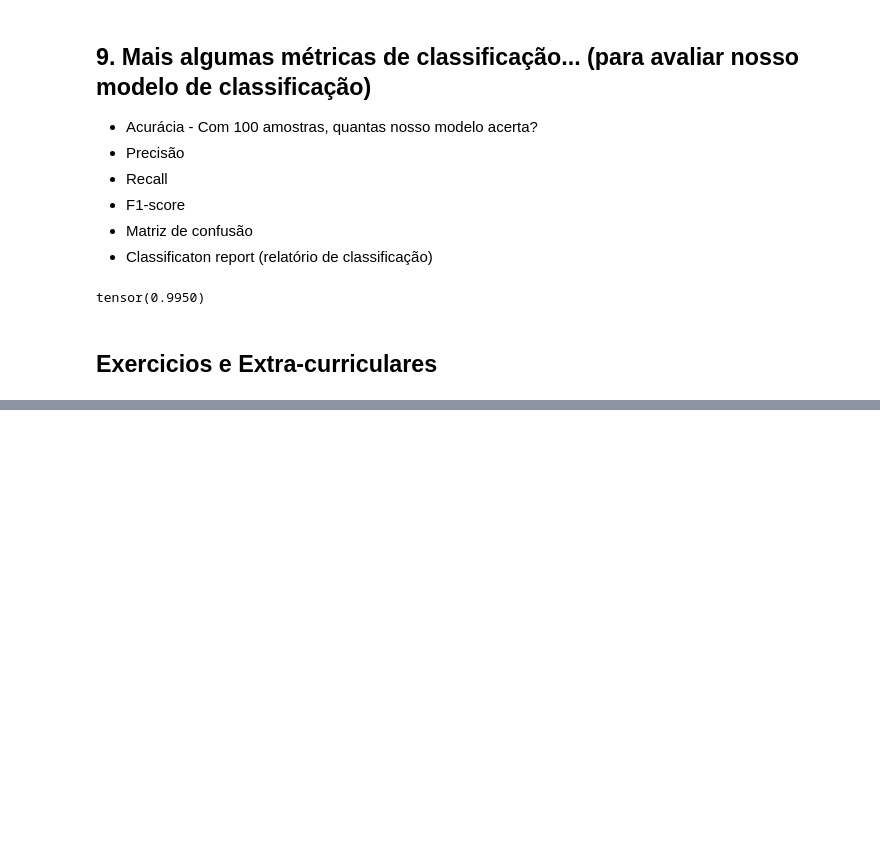
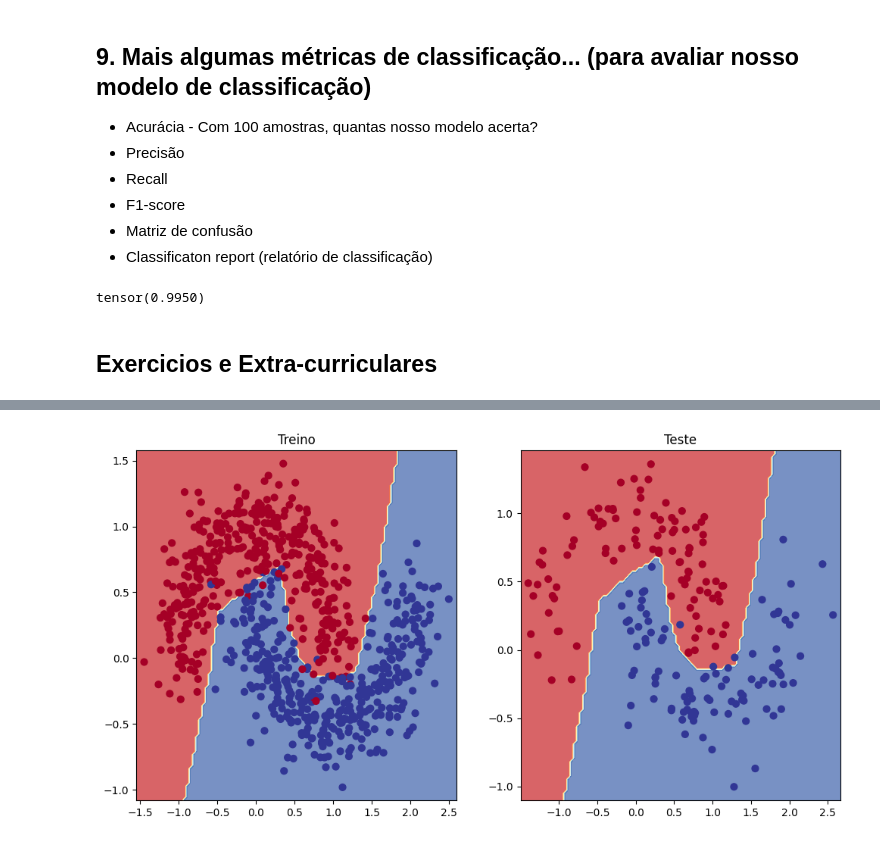
Before and after one commit to lucasget/estudos-pytorch, a Jupyter notebook: codigo.ipynb, the cells around one changed output, grey strips where cells are left out. Cells and saved outputs as stored; diff of their text form; code cells hidden in the pictures; blank space fills up the shorter version.

```diff
--- a/codigo.ipynb
+++ b/codigo.ipynb
@@ -3010,0 +3064,33 @@ tensor(0.9950)
+# %%
+torch.manual_seed(42)
+torch.cuda.manual_seed(42)
+
+epochs = 1000
+X_moon_train, y_moon_train = X_moon_train.to(device), y_moon_train.to(device)
+X_moon_test, y_moon_test = X_moon_test.to(device), y_moon_test.to(device)
+
+for epoch in range(epochs):
+
+    model_ex.train()
+    y_logits = model_ex(X_moon_train)
+    y_logits = model_ex(X_moon_train).squeeze()
+    loss = loss_fn(y_logits, y_moon_train)
+
+    y_preds = torch.round(torch.sigmoid(y_logits))
+    acc = torchmetric_accuracy(y_preds , y_moon_train) * 100
+
+    optimizer.zero_grad()
+    loss.backward()
+    optimizer.step()
+
+    model_ex.eval()
+    with torch.inference_mode():
+
+        y_test_logits = model_ex(X_moon_test).squeeze()
+        y_test_preds = torch.round(torch.sigmoid(y_test_logits))
+
+        test_loss = loss_fn(y_test_logits, y_moon_test)
+        test_acc = torchmetric_accuracy(y_test_preds, y_moon_test) * 100
+
+    if epoch % 10 == 0:
+        print(f"Época: {epoch} | loss: {loss:.4f} | acc: {acc:.2f}% | loss teste: {test_loss:.4f} | acc teste: {test_acc:.2f}%")
@@ -3010,0 +3134,10 @@ tensor(0.9950)
+# %%
+plt.figure(figsize = (12,6))
+plt.subplot(1,2,1)
+plt.title("Treino")
+plot_decision_boundary(model_ex, X = X_moon_train, y = y_moon_train)
+plt.subplot(1,2,2)
+plt.title("Teste")
+plot_decision_boundary(model = model_ex, X = X_moon_test, y = y_moon_test)
+# %% [output]
+[figure, added]
```
Also changed, not shown: parts of 33 cells of this notebook.
